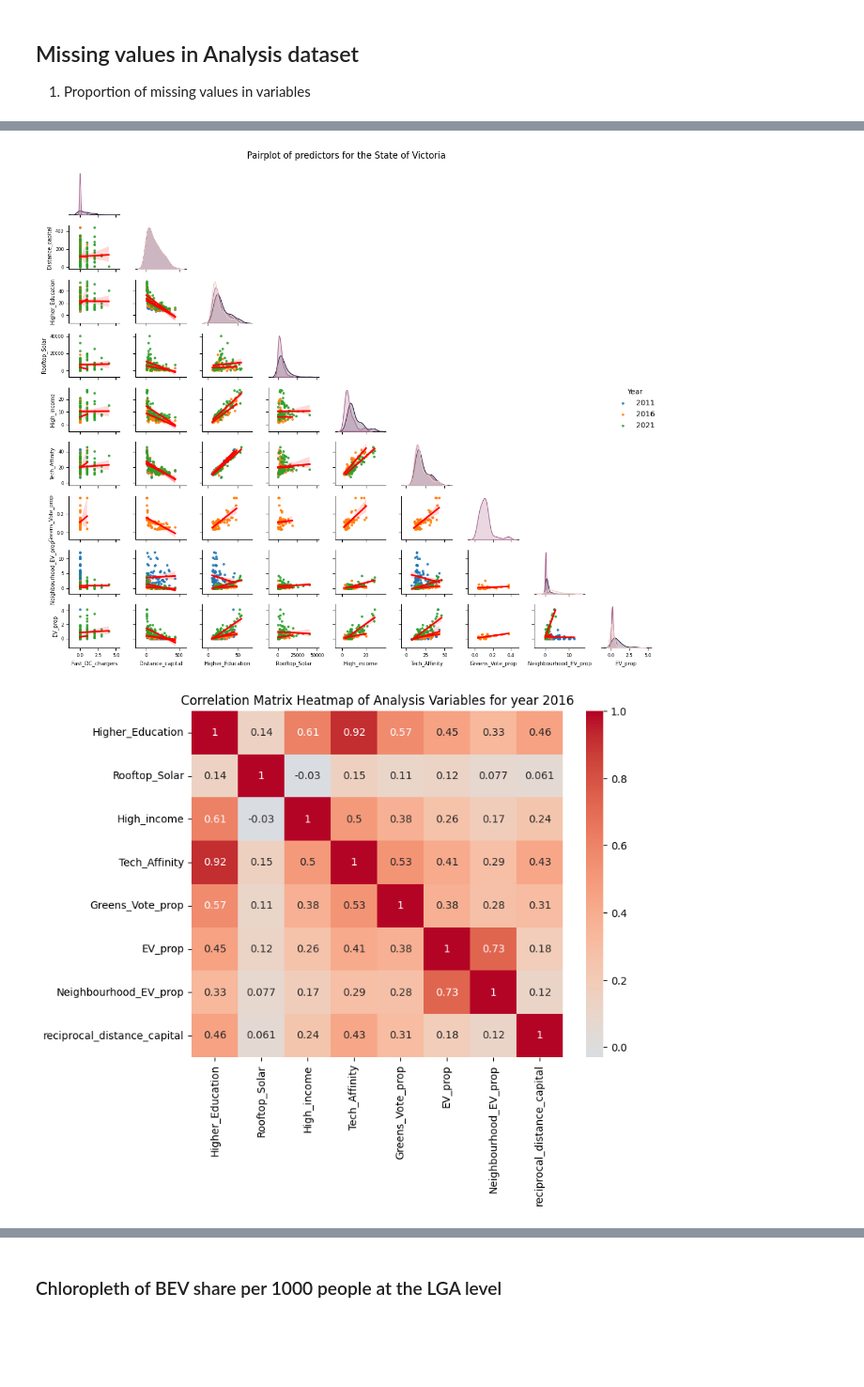
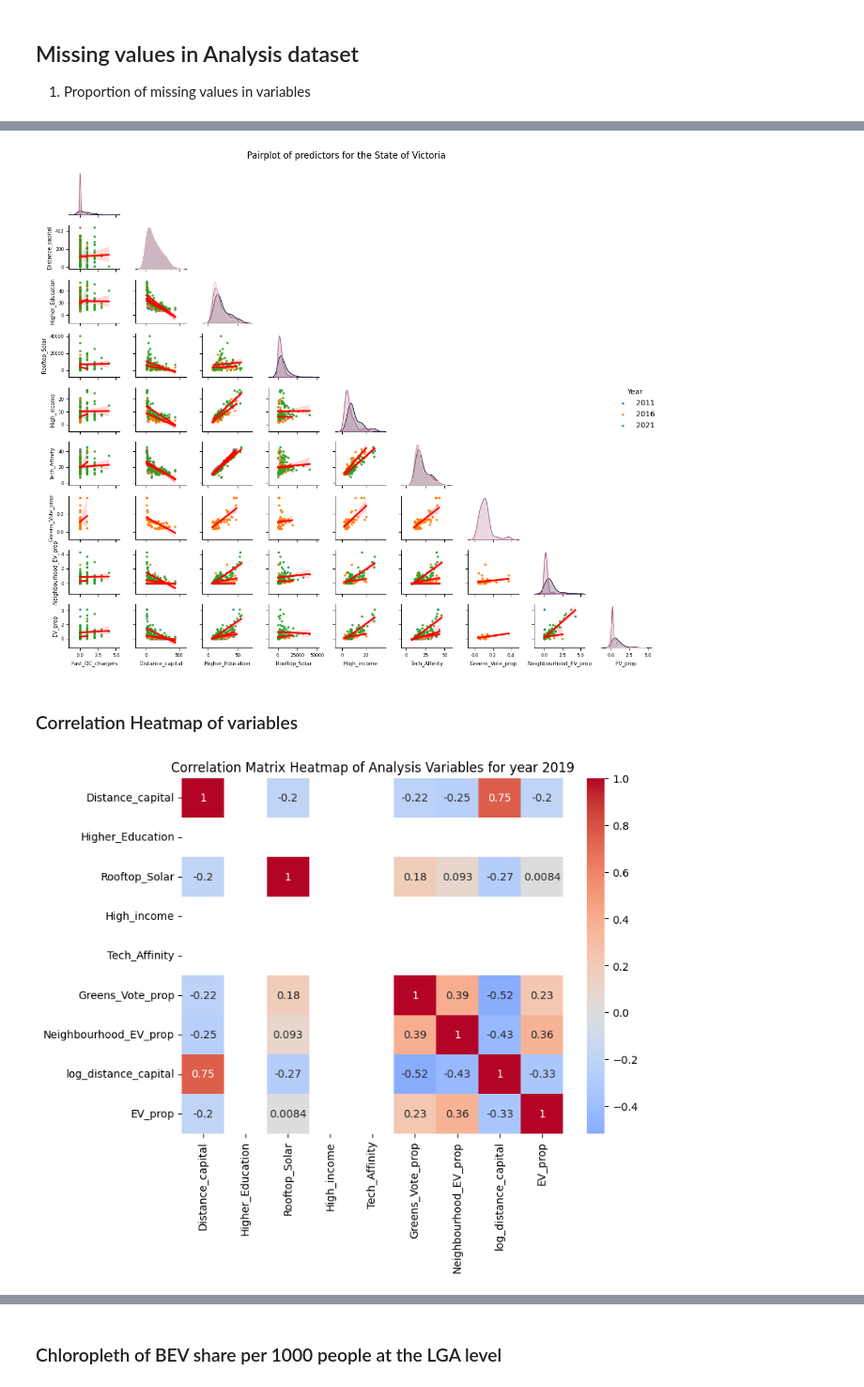
Before and after one commit to MarkStephens060482/forecasting_BEV_adoption_LGA, a Jupyter notebook: Uptake_of_Electric_Vehicles_EDA.ipynb, the cells around one changed output, grey strips where cells are left out. Shown at 94% size. Saved outputs shown, nothing was run; the diff lists cells and outputs as text; code cells hidden in the pictures; blank space fills up the shorter version.

```diff
--- a/Uptake_of_Electric_Vehicles_EDA.ipynb
+++ b/Uptake_of_Electric_Vehicles_EDA.ipynb
@@ -319,7 +325,7 @@ pplot = sns.pairplot(dimensions,
                      kind = 'reg',
                      hue = 'Year',
                      plot_kws = {'line_kws':{'color':'red'},
-                                 'scatter_kws': {'s':6}
+                                 'scatter_kws': {'s':5}
                                  },
                      corner = True,
                      height = 1.1,
@@ -339,19 +345,26 @@ pplot.fig.suptitle(f'Pairplot of predictors for the State of {State}', y=0.99, f
 plt.tight_layout()
 plt.show()
 # %% [output]
-[figure, old version]
+[figure, new version]
+# %% [markdown]
+### Correlation Heatmap of variables
 # %%
-Year = 2016
+Year = 2019
+# filter for the year of interest
+plot_df1 = Analytical_df[Analytical_df['Year'] == Year].copy()
 #calculate reciprocal distance to capital city
-Analytical_df['reciprocal_distance_capital'] = 1/Analytical_df['Distance_capital']
-plot_df = Analytical_df[Analytical_df['Year'] == Year]
+plot_df1['log_distance_capital'] = np.log(plot_df1['Distance_capital'])
+# rearrange columns
+cols = plot_df1.columns.tolist()
+cols.append(cols.pop(cols.index('EV_prop')))
+plot_df1 = plot_df1[cols]
 # Create a correlation matrix
-corr_matrix = plot_df.iloc[:,4:].corr()
+corr_matrix = plot_df1.iloc[:,4:].corr()
 #create heatmap
 plt.figure(figsize=(8, 6))
 sns.heatmap(corr_matrix, annot=True, cmap='coolwarm', center=0)
 # Add a title
 plt.title(f'Correlation Matrix Heatmap of Analysis Variables for year {Year}')
 plt.show()
 # %% [output]
-[figure, old version]
+[figure, new version]
```
Also changed, not shown: parts of 16 cells of this notebook.
